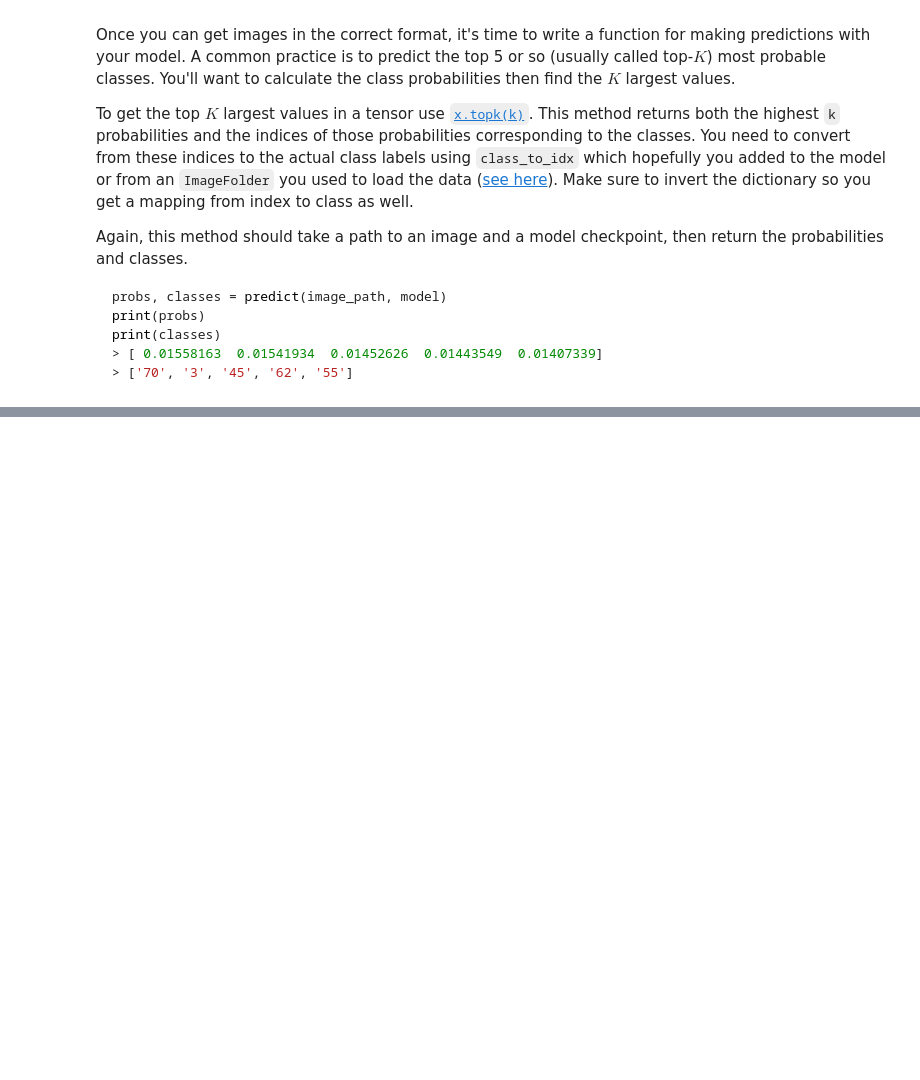
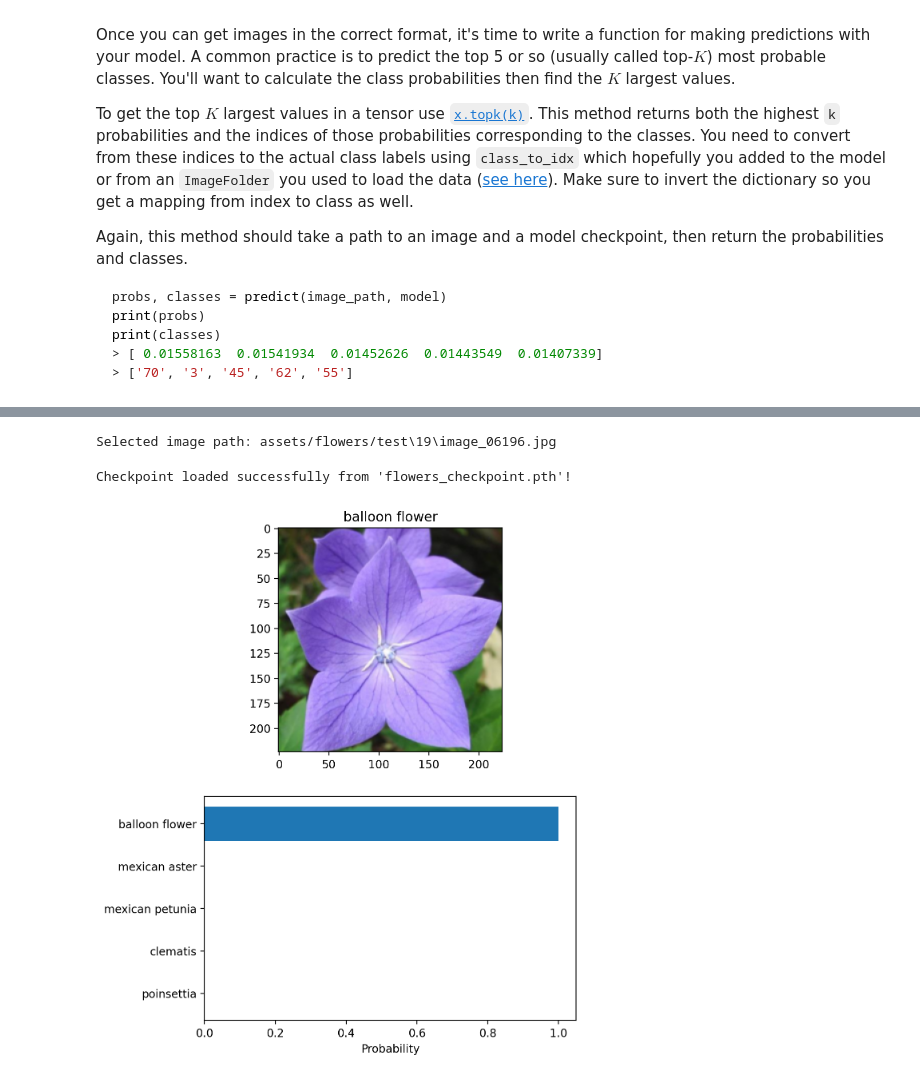
Before and after one commit to dunky-star/aipnd-project, a Jupyter notebook: Image Classifier Project.ipynb, the cells around one changed output, grey strips where cells are left out. Saved outputs shown, nothing was run; the diff lists cells and outputs as text; code cells hidden in the pictures; blank space fills up the shorter version.

```diff
--- a/Image Classifier Project.ipynb
+++ b/Image Classifier Project.ipynb
@@ -521,0 +599,51 @@ You can convert from the class integer encoding to actual flower names with the
+# %%
+# TODO: Display an image along with the top 5 classes
+def display_prediction(image_path, model, topk=5):
+    '''
+    Displays an image along with the top K predicted class names and their probabilities.
+
+    Args:
+    image_path (str): Path to the image file.
+    model (torch.nn.Module): Trained PyTorch model.
+    topk (int): Number of top predictions to display.
+
+    Returns:
+    None
+    '''
+    # Get predictions
+    probs, classes = predict(image_path, model, topk=topk)
+
+    # Convert class indices to actual names
+    class_names = [cat_to_name[str(cls)] for cls in classes]  # Using preloaded cat_to_name
+
+    # Plot the image
+    plt.figure(figsize=(6, 8))
+
+    # Subplot 1: Display Image
+    ax1 = plt.subplot(2, 1, 1)
+    ax1.set_title(class_names[0])  # Predicted class title
+    imshow(process_image(image_path), ax=ax1)
+
+    # Subplot 2: Bar Chart of Predictions
+    ax2 = plt.subplot(2, 1, 2)
+    y_pos = np.arange(len(class_names))  # Y-axis positions
+
+    ax2.barh(y_pos, probs, align='center')
+    ax2.set_yticks(y_pos)
+    ax2.set_yticklabels(class_names)
+    ax2.invert_yaxis()  # Highest probability at the top
+    ax2.set_xlabel('Probability')
+
+    plt.show()
+
+# Example Usage
+test_dir = 'assets/flowers/test'
+image_path = get_random_test_image(test_dir)  # Dynamically select an image
+
+# Call the function using the existing cat_to_name variable
+model, optimizer = load_checkpoint('flowers_checkpoint.pth')
+display_prediction(image_path, model)
+# %% [output]
+Selected image path: assets/flowers/test\19\image_06196.jpg
+Checkpoint loaded successfully from 'flowers_checkpoint.pth'!
+[figure, added]
```
Also changed, not shown: parts of 4 cells of this notebook.
